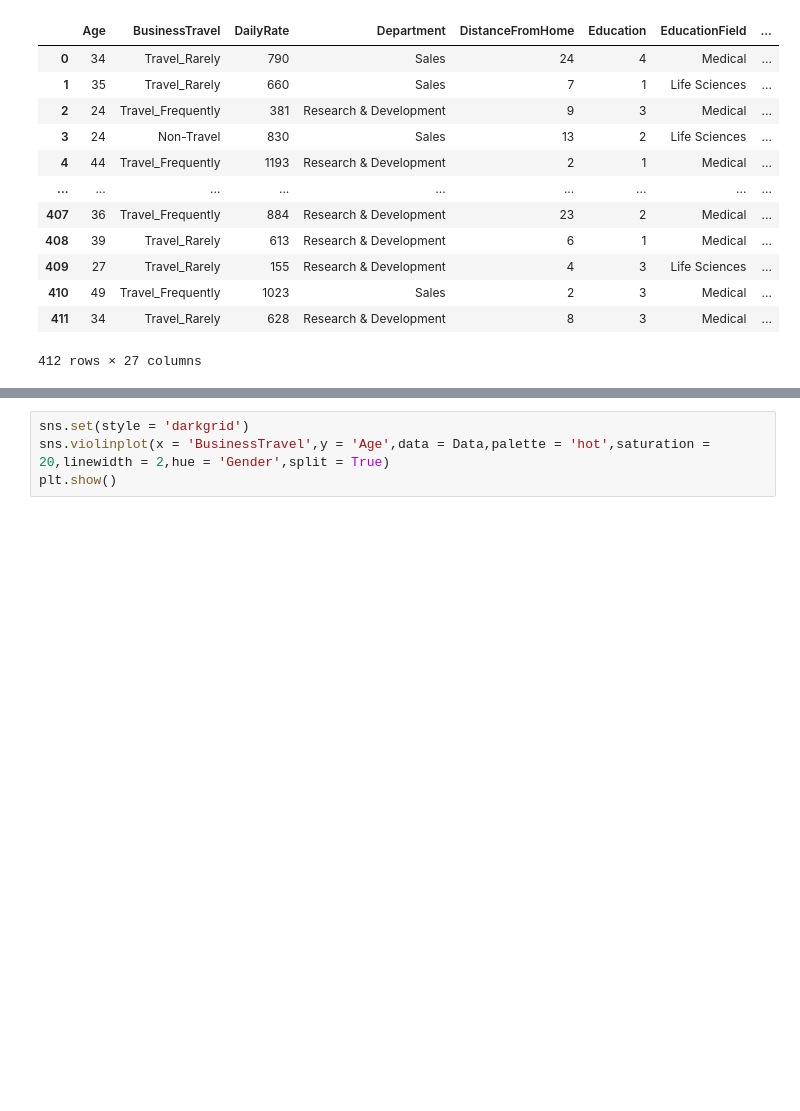
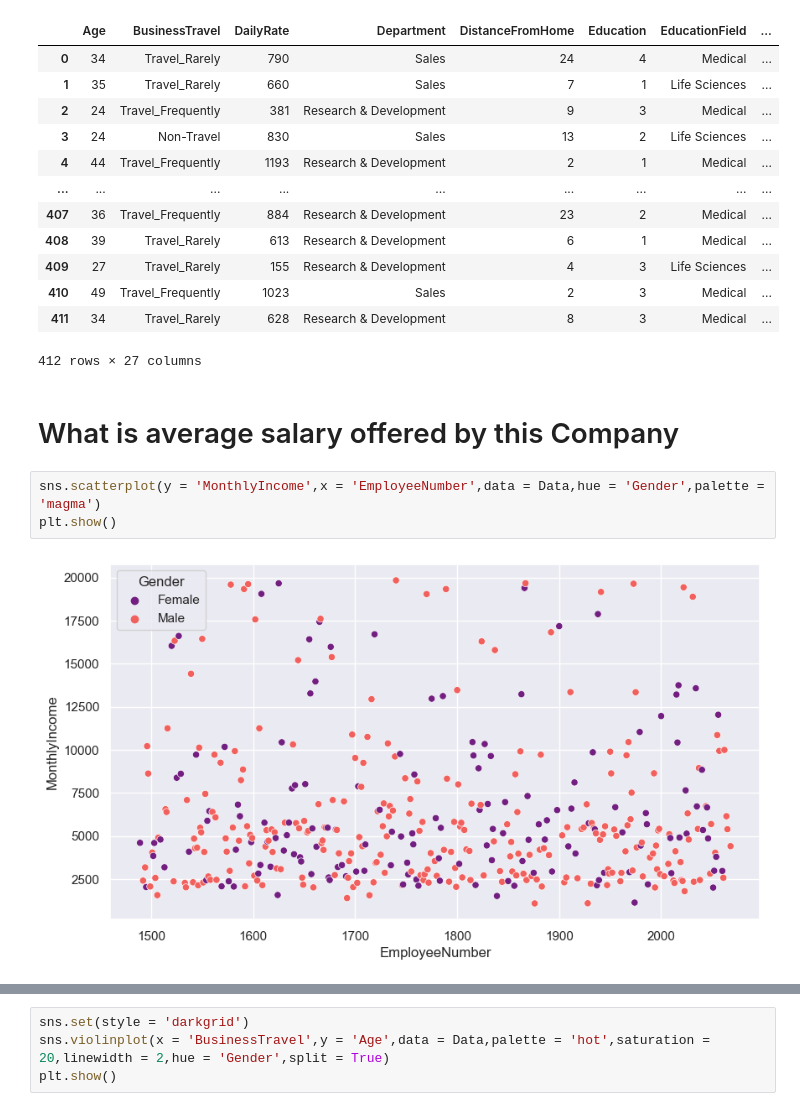
Before and after one commit to DeeZ-art/EDA-Emplyee_Dataset, a Jupyter notebook: EDA(Emplpoyee).ipynb, the cells around one changed output, grey strips where cells are left out. Cells and saved outputs as stored; diff of their text form; blank space fills up the shorter version.

```diff
--- a/EDA(Emplpoyee).ipynb
+++ b/EDA(Emplpoyee).ipynb
@@ -23,3 +23,10 @@ Data
 | 410 | 49 | Travel_Frequently | 1023 | Sales | 2 | 3 | Medical | ... |
 | 411 | 34 | Travel_Rarely | 628 | Research & Development | 8 | 3 | Medical | ... |
 412 rows × 27 columns
+# %% [markdown]
+# What is average salary offered by this Company
+# %%
+sns.scatterplot(y = 'MonthlyIncome',x = 'EmployeeNumber',data = Data,hue = 'Gender',palette = 'magma')
+plt.show()
+# %% [output]
+[figure, added]
```
Also changed, not shown: parts of 38 cells of this notebook.
